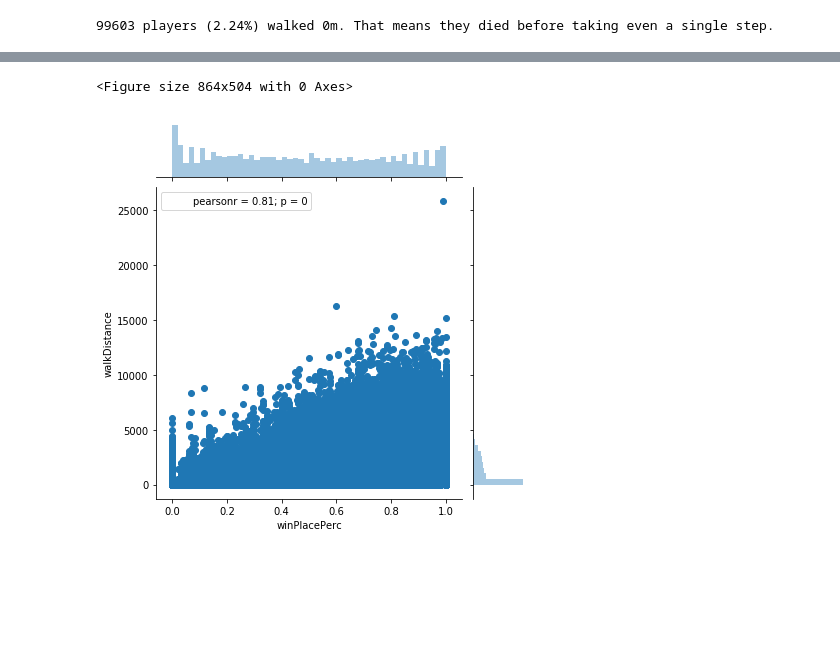
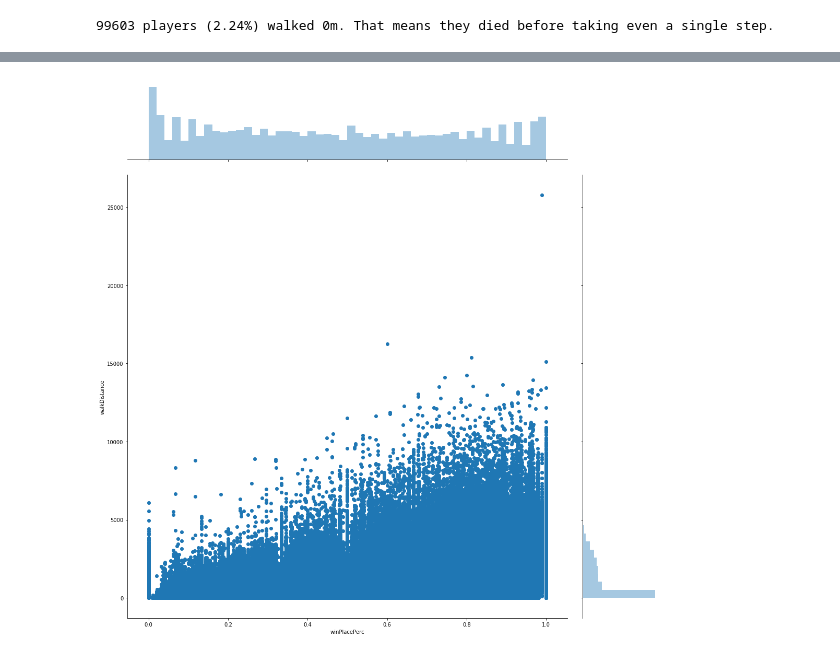
Before and after one commit to nihitprakash/PUBG, a Jupyter notebook: PUBG_EDA.ipynb, the cells around one changed output, grey strips where cells are left out. Drawn from its saved outputs; the diff is of its cells as text; code cells hidden in the pictures; blank space fills up the shorter version.

```diff
--- a/PUBG_EDA.ipynb
+++ b/PUBG_EDA.ipynb
@@ -294,8 +367,5 @@ print("{} players ({:.2f}%) walked 0m. That means they died before taking even a
 # %%
-plt.figure(figsize=(12,7))
-
-sns.jointplot(x="winPlacePerc", y="walkDistance",  data=train)
+sns.jointplot(x="winPlacePerc", y="walkDistance",  data=train, height=15)
 plt.show()
 # %% [output]
-<Figure size 864x504 with 0 Axes>
-[figure, old version]
+[figure, new version]
```
Also changed, not shown: parts of 43 cells of this notebook.
